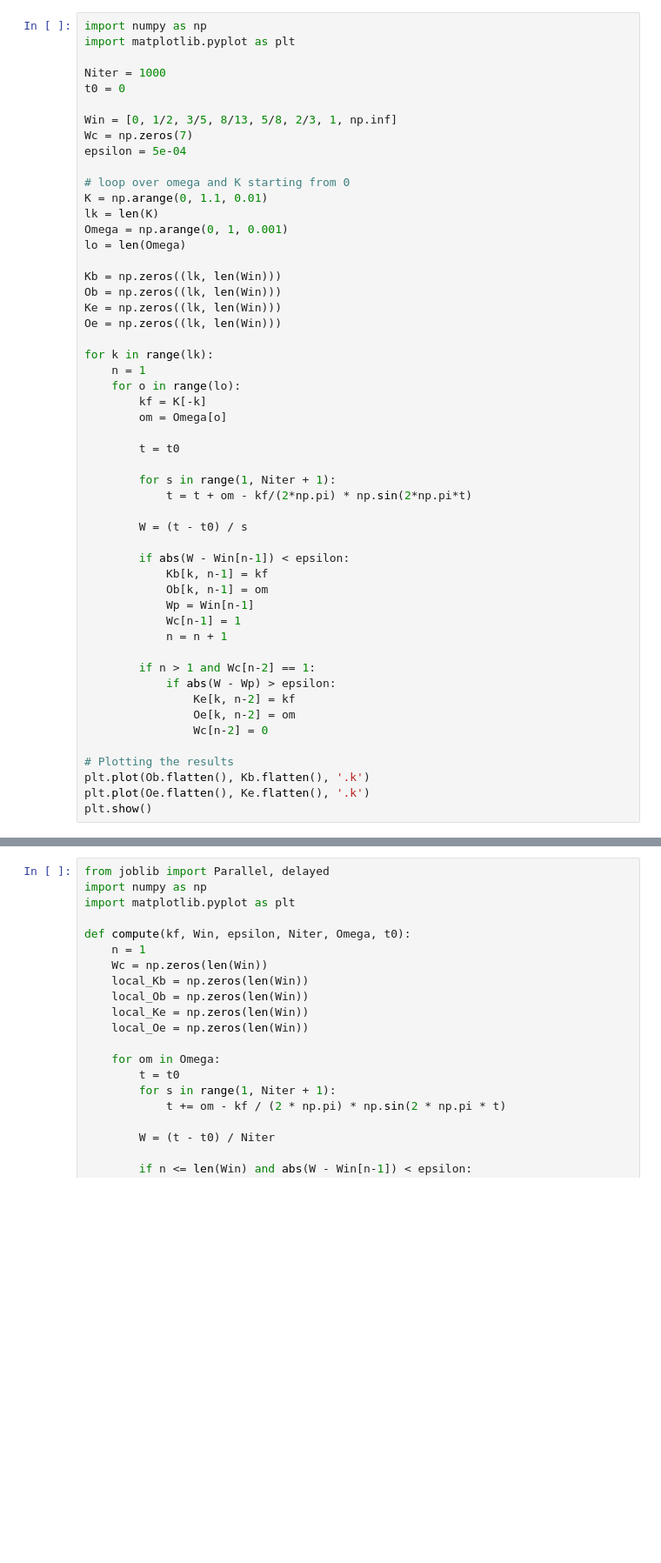
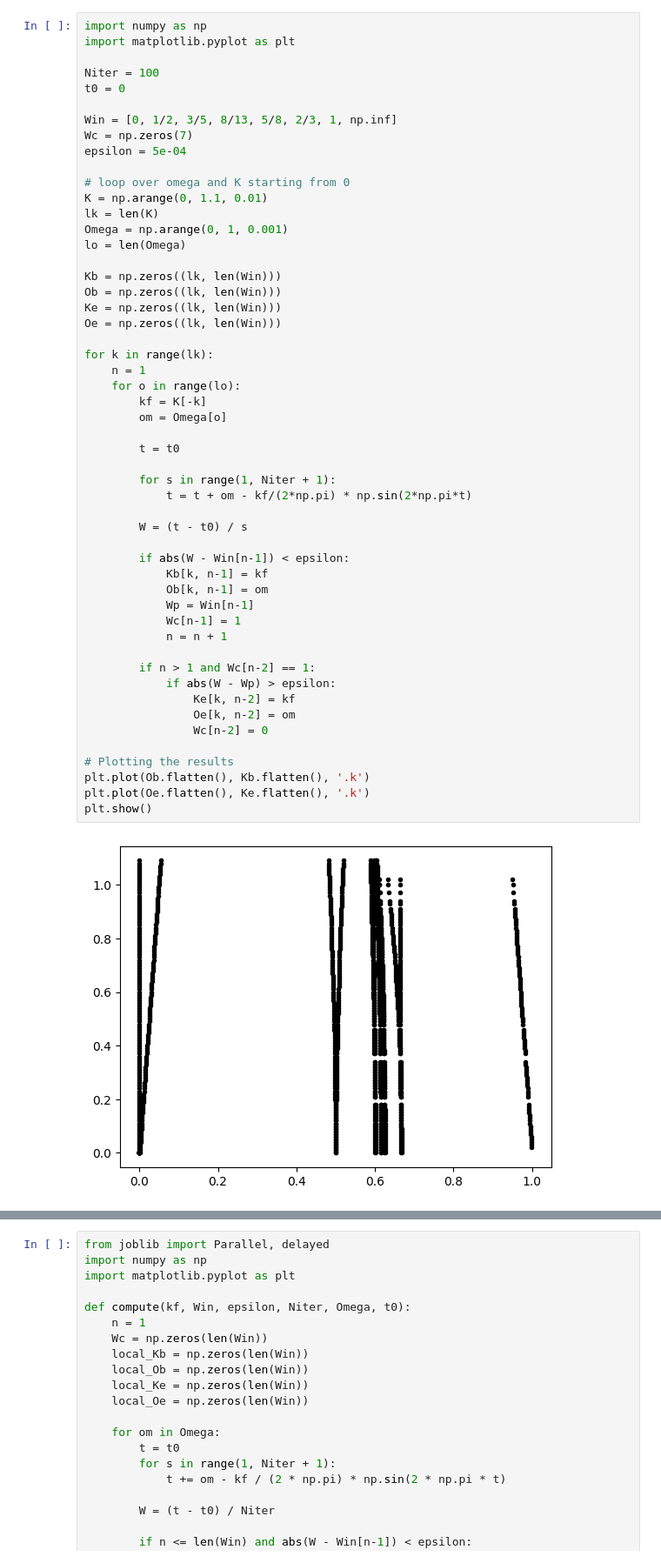
Before and after one commit to AliRKhojasteh/TU_Delft_Chaos_course, a Jupyter notebook: Arnold_tongues.ipynb, the cells around one changed output, grey strips where cells are left out. Shown at 87% size. Drawn from its saved outputs; the diff is of its cells as text; blank space fills up the shorter version.

```diff
--- a/Arnold_tongues.ipynb
+++ b/Arnold_tongues.ipynb
@@ -2,7 +24,7 @@
 import numpy as np
 import matplotlib.pyplot as plt
 
-Niter = 1000
+Niter = 100
 t0 = 0
 
 Win = [0, 1/2, 3/5, 8/13, 5/8, 2/3, 1, np.inf]
@@ -23,33 +45,35 @@ Oe = np.zeros((lk, len(Win)))
 for k in range(lk):
     n = 1
     for o in range(lo):
         kf = K[-k]
         om = Omega[o]
 
         t = t0
 
         for s in range(1, Niter + 1):
             t = t + om - kf/(2*np.pi) * np.sin(2*np.pi*t)
 
         W = (t - t0) / s
 
         if abs(W - Win[n-1]) < epsilon:
             Kb[k, n-1] = kf
             Ob[k, n-1] = om
             Wp = Win[n-1]
             Wc[n-1] = 1
             n = n + 1
 
         if n > 1 and Wc[n-2] == 1:
             if abs(W - Wp) > epsilon:
                 Ke[k, n-2] = kf
                 Oe[k, n-2] = om
                 Wc[n-2] = 0
 
 # Plotting the results
 plt.plot(Ob.flatten(), Kb.flatten(), '.k')
 plt.plot(Oe.flatten(), Ke.flatten(), '.k')
 plt.show()
+# %% [output]
+[figure, added]
 # %%
 import numpy as np
 import matplotlib.pyplot as plt
```
Also changed, not shown: parts of 2 cells of this notebook, 34 other files.
